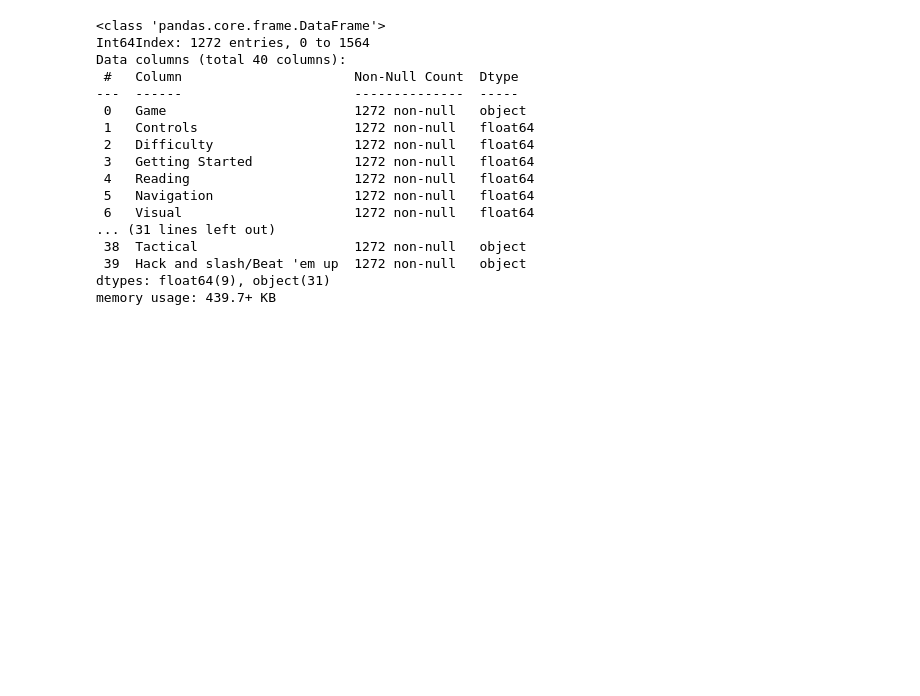
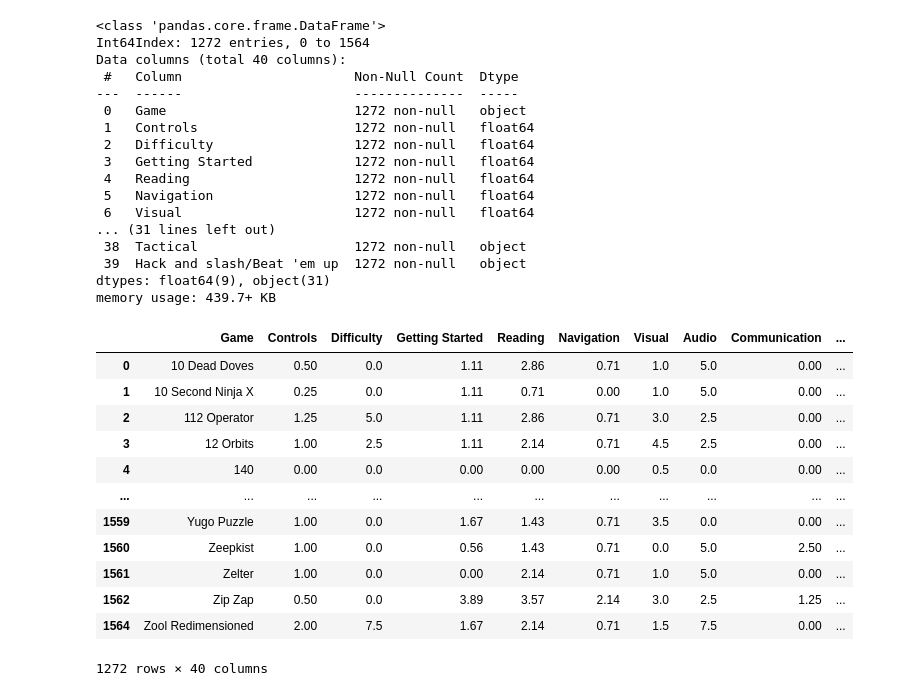
Before and after one commit to Dinosaure7/Playability, a Jupyter notebook: data-fastapi/app/read_igdb_api.ipynb, the cells around one changed output. Cells and saved outputs as stored; diff of their text form; code cells hidden in the pictures; blank space fills up the shorter version.

```diff
--- a/data-fastapi/app/read_igdb_api.ipynb
+++ b/data-fastapi/app/read_igdb_api.ipynb
@@ -520,3 +520,21 @@ dtypes: float64(9), object(31)
 memory usage: 439.7+ KB
 # %%
 game_df.to_csv("game_df_detailed_v2.csv")
+# %%
+game_df = pd.read_csv("game_df_detailed_v2.csv", index_col = "Unnamed: 0")
+
+game_df
+# %% [output]
+|  | Game | Controls | Difficulty | Getting Started | Reading | Navigation | Visual | Audio | Communication | ... |
+| 0 | 10 Dead Doves | 0.50 | 0.0 | 1.11 | 2.86 | 0.71 | 1.0 | 5.0 | 0.00 | ... |
+| 1 | 10 Second Ninja X | 0.25 | 0.0 | 1.11 | 0.71 | 0.00 | 1.0 | 5.0 | 0.00 | ... |
+| 2 | 112 Operator | 1.25 | 5.0 | 1.11 | 2.86 | 0.71 | 3.0 | 2.5 | 0.00 | ... |
+| 3 | 12 Orbits | 1.00 | 2.5 | 1.11 | 2.14 | 0.71 | 4.5 | 2.5 | 0.00 | ... |
+| 4 | 140 | 0.00 | 0.0 | 0.00 | 0.00 | 0.00 | 0.5 | 0.0 | 0.00 | ... |
+| ... | ... | ... | ... | ... | ... | ... | ... | ... | ... | ... |
+| 1559 | Yugo Puzzle | 1.00 | 0.0 | 1.67 | 1.43 | 0.71 | 3.5 | 0.0 | 0.00 | ... |
+| 1560 | Zeepkist | 1.00 | 0.0 | 0.56 | 1.43 | 0.71 | 0.0 | 5.0 | 2.50 | ... |
+| 1561 | Zelter | 1.00 | 0.0 | 0.00 | 2.14 | 0.71 | 1.0 | 5.0 | 0.00 | ... |
+| 1562 | Zip Zap | 0.50 | 0.0 | 3.89 | 3.57 | 2.14 | 3.0 | 2.5 | 1.25 | ... |
+| 1564 | Zool Redimensioned | 2.00 | 7.5 | 1.67 | 2.14 | 0.71 | 1.5 | 7.5 | 0.00 | ... |
+1272 rows × 40 columns
```
Also changed, not shown: parts of 8 cells of this notebook, 2 other files.
